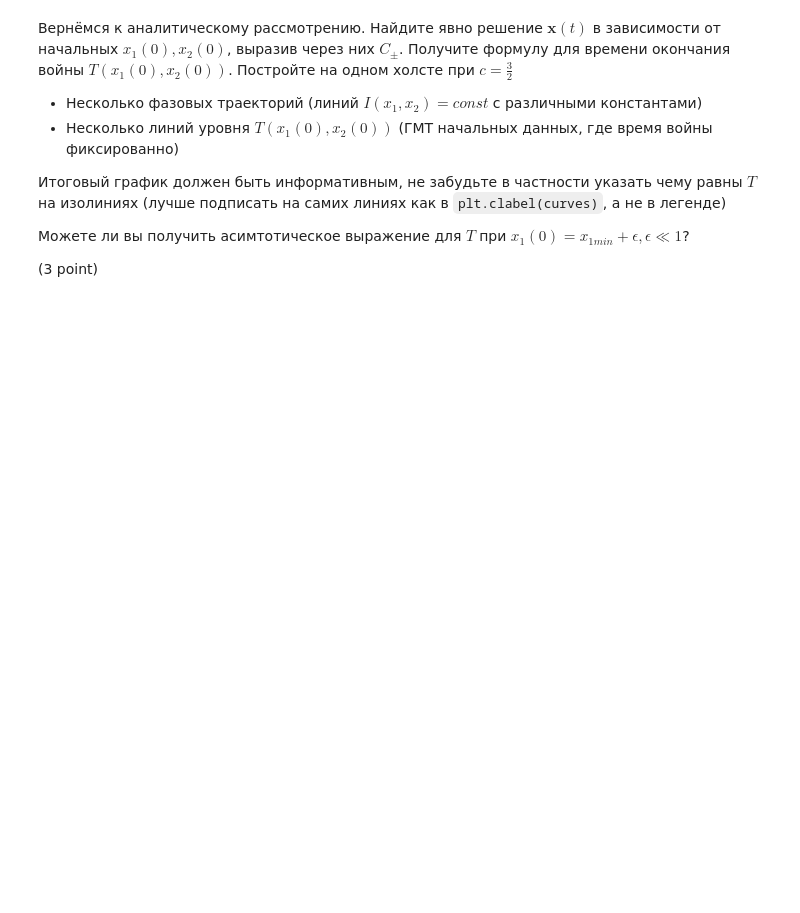
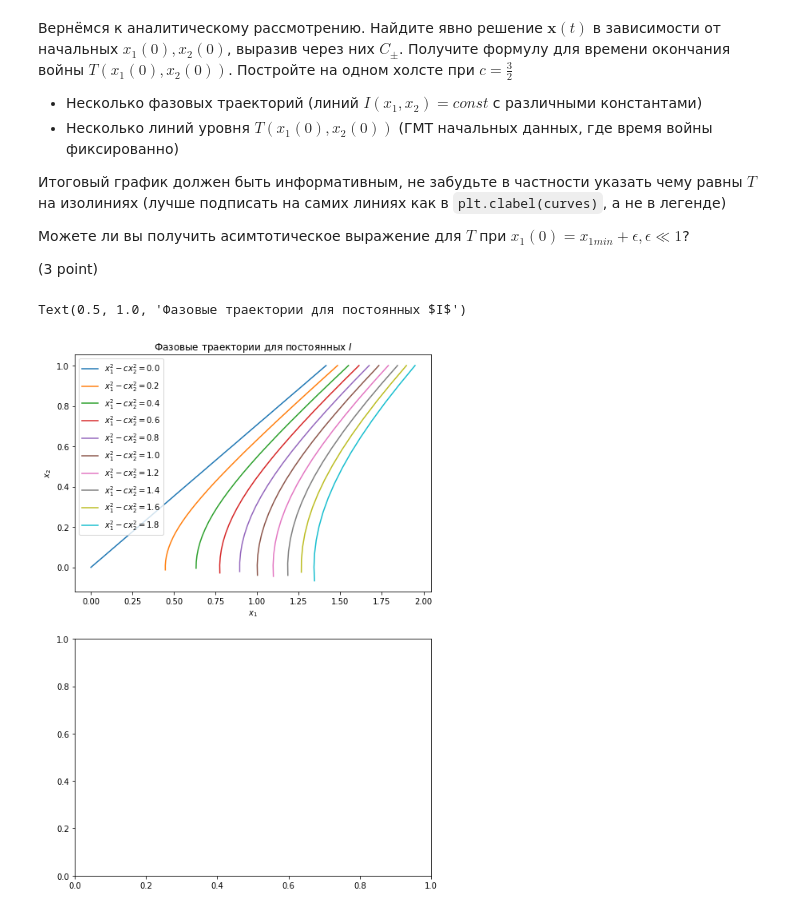
Before and after one commit to nazar-si/calc-phys, a Jupyter notebook: IVP_ODE.ipynb, the cells around one changed output. Saved outputs shown, nothing was run; the diff lists cells and outputs as text; code cells hidden in the pictures; blank space fills up the shorter version.

```diff
--- a/IVP_ODE.ipynb
+++ b/IVP_ODE.ipynb
@@ -369,0 +362,16 @@ Text(0, 0.5, '$\\delta I$')
+# %%
+fig, ax = plt.subplots(2, figsize=(8, 12))
+for i in range(10):
+    x_2 = 1
+    x_1 = (i / 5 + c * x_2 ** 2) ** 0.5
+    tt, y = runge(A, np.array([x_1, x_2]), 0.05)
+    ax[0].plot(y[0], y[1],  label=f"$x_1^2 - cx_2^2 = {round(i/5,2)}$")
+ax[0].set_xlabel("$x_1$")
+ax[0].set_ylabel("$x_2$")
+ax[0].legend()
+ax[0].set_title("Фазовые траектории для постоянных $I$")
+
+# теперь я сдаюсь (
+# %% [output]
+Text(0.5, 1.0, 'Фазовые траектории для постоянных $I$')
+[figure, added]
```
Also changed, not shown: parts of 8 cells of this notebook.
